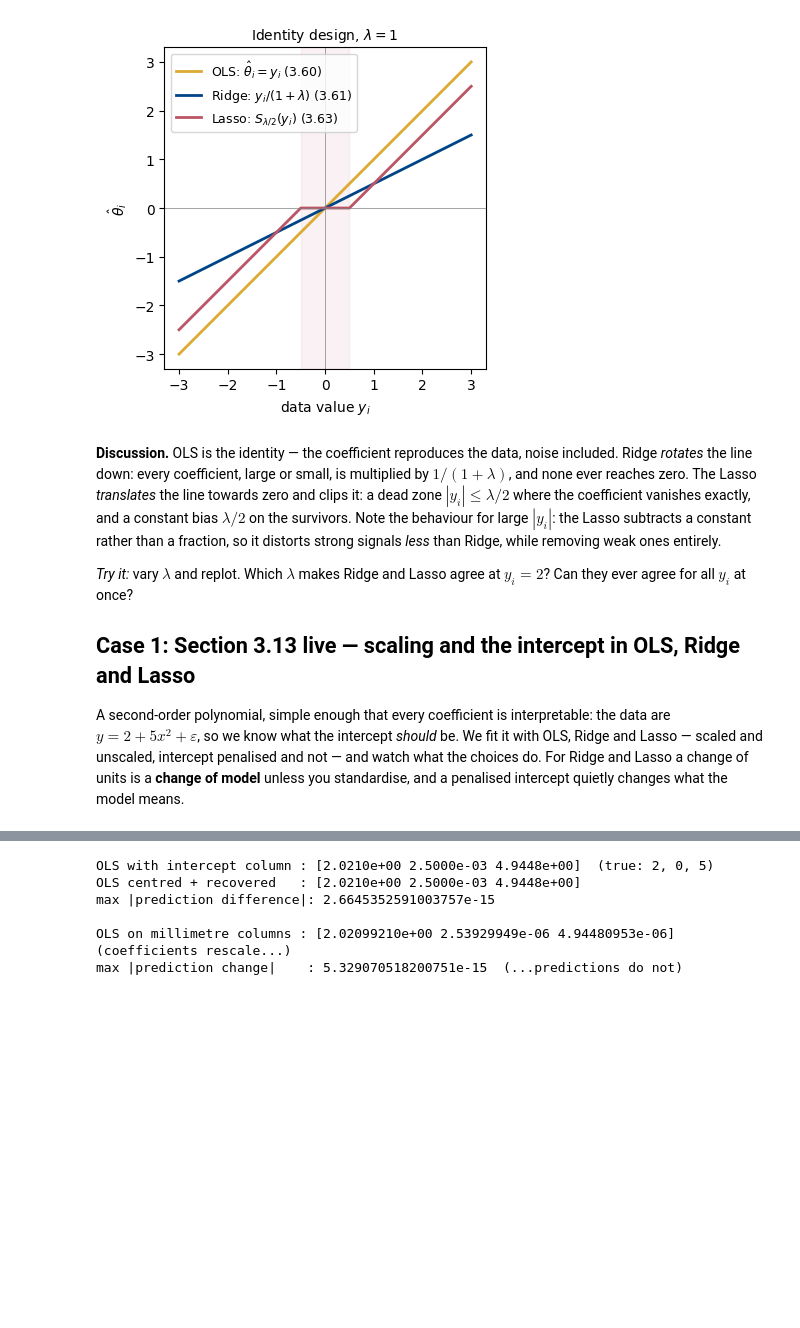
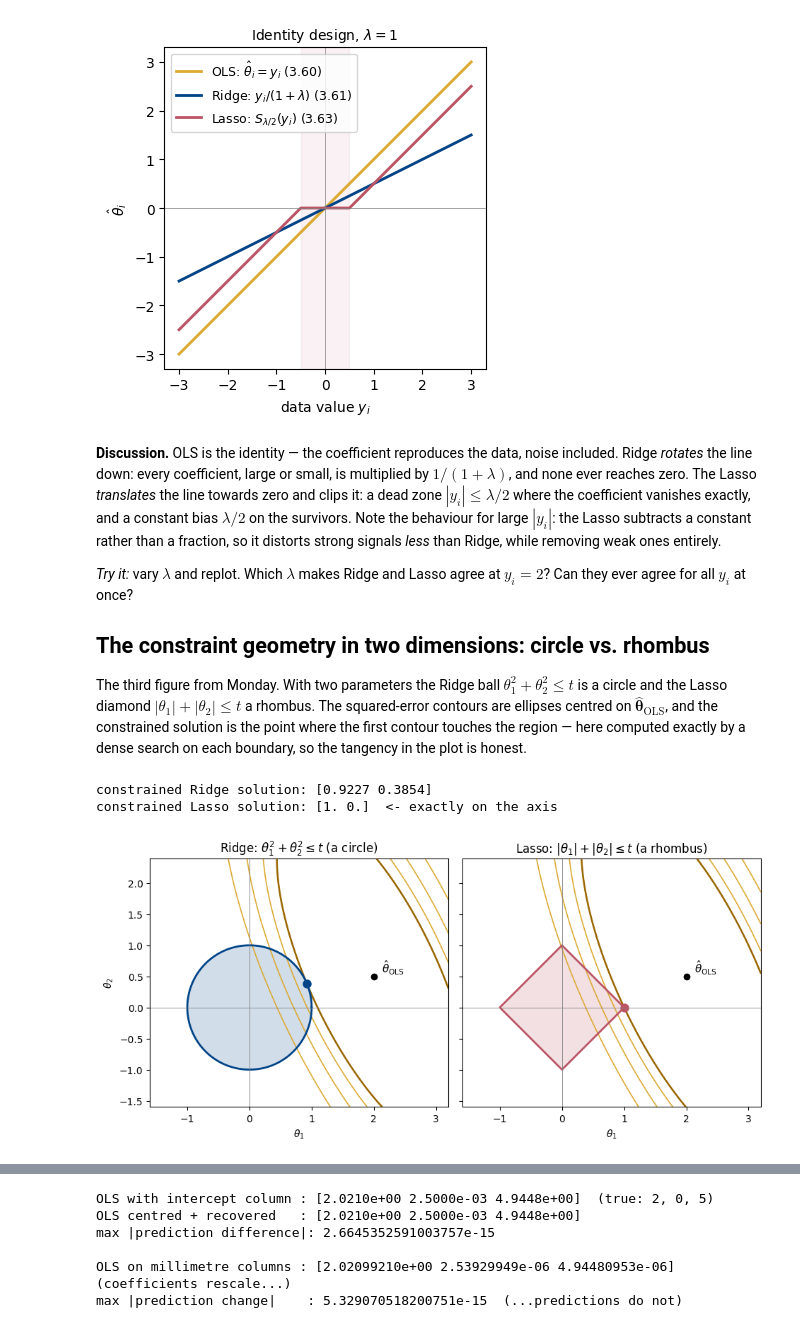
Before and after one commit to Abhinav-2223/MachineLearningUiO, a Jupyter notebook: doc/WeeklyMaterial/week35/week35tuesday.ipynb, the cells around one changed output, grey strips where cells are left out. Saved outputs shown, nothing was run; the diff lists cells and outputs as text; code cells hidden in the pictures; blank space fills up the shorter version.

```diff
--- a/doc/WeeklyMaterial/week35/week35tuesday.ipynb
+++ b/doc/WeeklyMaterial/week35/week35tuesday.ipynb
@@ -161,11 +161,60 @@ removing weak ones entirely.
 *Try it:* vary $\lambda$ and replot. Which $\lambda$ makes Ridge and Lasso agree
 at $y_i = 2$? Can they ever agree for all $y_i$ at once?
 
-## Case 1: Section 3.13 live — scaling and the intercept in OLS, Ridge and Lasso
+## The constraint geometry in two dimensions: circle vs. rhombus
 
-A second-order polynomial, simple enough that every coefficient is
-interpretable: the data are $y = 2 + 5x^2 + \varepsilon$, so we know what the
-intercept *should* be. We fit it with OLS, Ridge and Lasso — scaled and
-unscaled, intercept penalised and not — and watch what the choices do. For
-Ridge and Lasso a change of units is a **change of model** unless you
-standardise, and a penalised intercept quietly changes what the model means.
+The third figure from Monday. With two parameters the Ridge ball
+$\theta_1^2+\theta_2^2\le t$ is a circle and the Lasso diamond
+$|\theta_1|+|\theta_2|\le t$ a rhombus. The squared-error contours are ellipses
+centred on $\hat{\boldsymbol\theta}_{\mathrm{OLS}}$, and the constrained solution
+is the point where the first contour touches the region — here computed exactly
+by a dense search on each boundary, so the tangency in the plot is honest.
+# %%
+# The 2D constraint picture: same quadratic cost, same t, two regions
+H = np.array([[3.0, 1.2], [1.2, 1.0]])       # Hessian X^T X of a 2-parameter fit
+theta_ols_2d = np.array([2.0, 0.5])          # unconstrained (OLS) minimum
+t = 1.0
+
+def cost2d(th1, th2):
+    d1, d2 = th1 - theta_ols_2d[0], th2 - theta_ols_2d[1]
+    return H[0,0]*d1*d1 + 2*H[0,1]*d1*d2 + H[1,1]*d2*d2
+
+phi = np.linspace(0, 2*np.pi, 400001)        # circle boundary
+circ = np.array([t*np.cos(phi), t*np.sin(phi)])
+ridge_sol = circ[:, np.argmin(cost2d(circ[0], circ[1]))]
+u = np.linspace(-1, 1, 400001)               # rhombus boundary, all four edges
+edges = np.concatenate([np.array([t*u, t*(1-np.abs(u))]),
+                        np.array([t*u, -t*(1-np.abs(u))])], axis=1)
+lasso_sol = edges[:, np.argmin(cost2d(edges[0], edges[1]))]
+print("constrained Ridge solution:", np.round(ridge_sol, 4))
+print("constrained Lasso solution:", np.round(lasso_sol, 4), " <- exactly on the axis")
+
+g1, g2 = np.meshgrid(np.linspace(-1.6, 3.2, 480), np.linspace(-1.6, 2.4, 480))
+C = cost2d(g1, g2)
+fig, axes = plt.subplots(1, 2, figsize=(9.6, 4.4), sharex=True, sharey=True)
+for ax, sol, name, col in [(axes[0], ridge_sol, "Ridge", "#004488"),
+                           (axes[1], lasso_sol, "Lasso", "#BB5566")]:
+    levels = sorted({cost2d(*sol)} | set(cost2d(*sol) + np.array([1.2, 3.0, 5.6])))
+    ax.contour(g1, g2, C, levels=levels, colors="#DDAA33", linewidths=1.2)
+    ax.contour(g1, g2, C, levels=[cost2d(*sol)], colors="#996600", linewidths=1.8)
+    if name == "Ridge":
+        ang = np.linspace(0, 2*np.pi, 400)
+        ax.fill(t*np.cos(ang), t*np.sin(ang), color=col, alpha=0.18)
+        ax.plot(t*np.cos(ang), t*np.sin(ang), color=col, lw=2)
+        ax.set_title(r"Ridge: $\theta_1^2+\theta_2^2\leq t$ (a circle)")
+    else:
+        ax.fill([t,0,-t,0,t], [0,t,0,-t,0], color=col, alpha=0.18)
+        ax.plot([t,0,-t,0,t], [0,t,0,-t,0], color=col, lw=2)
+        ax.set_title(r"Lasso: $|\theta_1|+|\theta_2|\leq t$ (a rhombus)")
+    ax.plot(*theta_ols_2d, "o", color="black", ms=6)
+    ax.annotate(r"$\hat{\theta}_{\mathrm{OLS}}$", theta_ols_2d,
+                textcoords="offset points", xytext=(8, 4), fontsize=11)
+    ax.plot(*sol, "o", color=col, ms=8)
+    ax.axhline(0, color="gray", lw=0.6); ax.axvline(0, color="gray", lw=0.6)
+    ax.set_xlabel(r"$\theta_1$"); ax.set_aspect("equal")
+axes[0].set_ylabel(r"$\theta_2$")
+plt.tight_layout(); plt.show()
+# %% [output]
+constrained Ridge solution: [0.9227 0.3854]
+constrained Lasso solution: [1. 0.]  <- exactly on the axis
+[figure, added]
```
Also changed, not shown: parts of 1 cell of this notebook, 4 other files.
